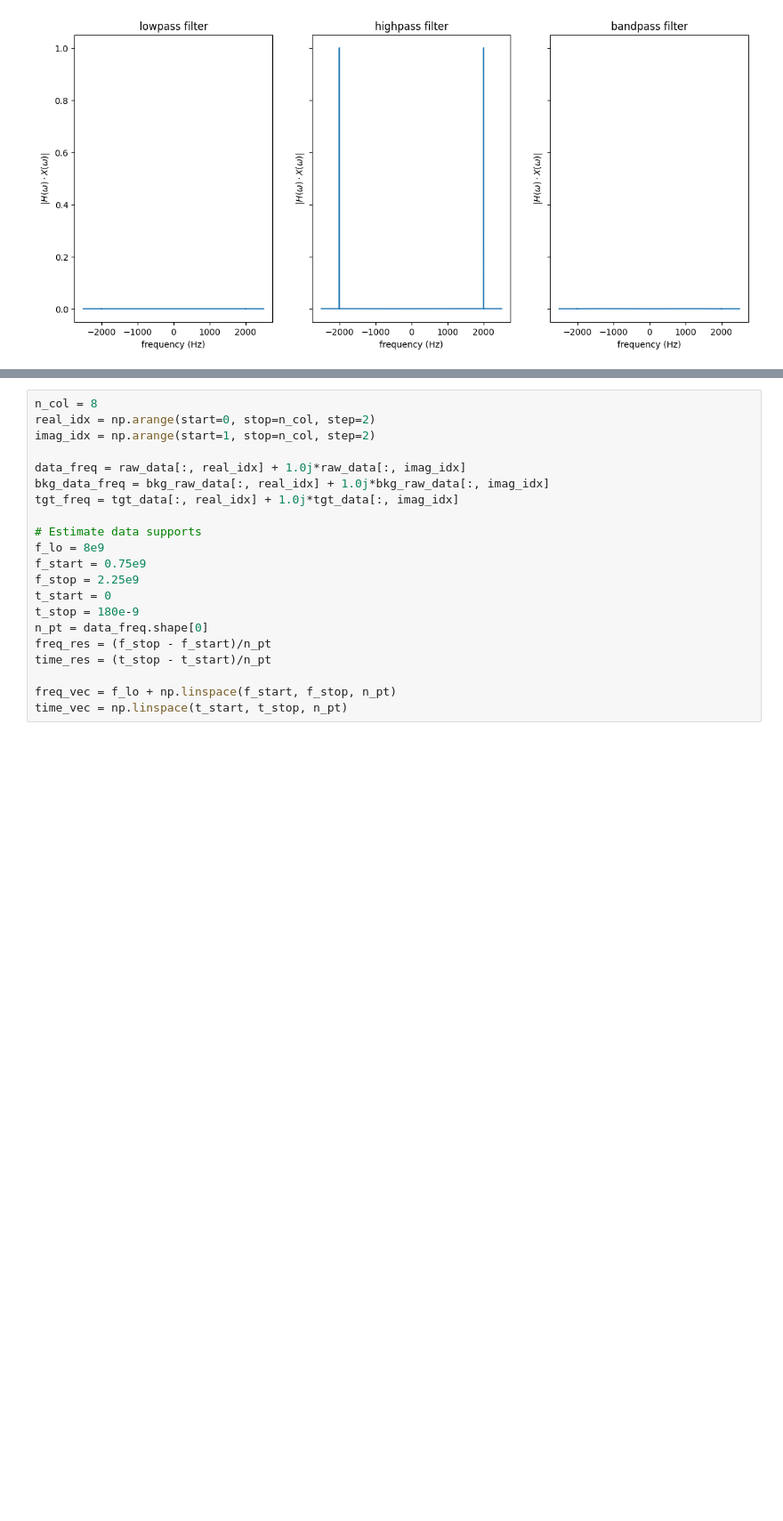
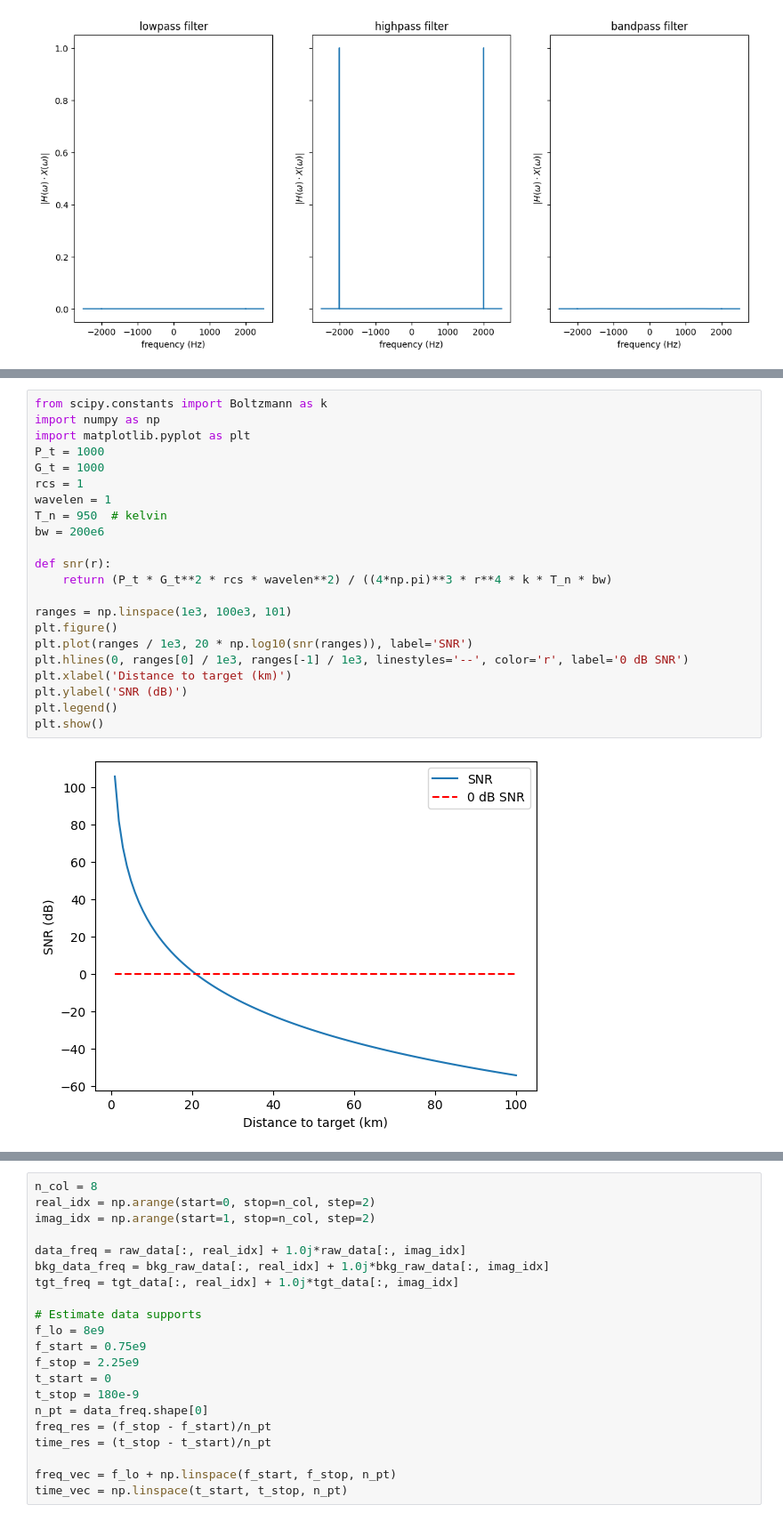
Before and after one commit to austinjtravis/radar_learning, a Jupyter notebook: 1_radar/radar_intro.ipynb, the cells around one changed output, grey strips where cells are left out. Shown at 89% size. Drawn from its saved outputs; the diff is of its cells as text; blank space fills up the shorter version.

```diff
--- a/1_radar/radar_intro.ipynb
+++ b/1_radar/radar_intro.ipynb
@@ -274,2 +294,26 @@ $$R_{max} = \sqrt[4]{\frac{P_{t} G^2 \sigma \lambda^2}{(4\pi)^3 P_d}}$$
+# %%
+from scipy.constants import Boltzmann as k
+import numpy as np
+import matplotlib.pyplot as plt
+P_t = 1000
+G_t = 1000
+rcs = 1
+wavelen = 1
+T_n = 950  # kelvin
+bw = 200e6
+
+def snr(r):
+    return (P_t * G_t**2 * rcs * wavelen**2) / ((4*np.pi)**3 * r**4 * k * T_n * bw)
+
+ranges = np.linspace(1e3, 100e3, 101)
+plt.figure()
+plt.plot(ranges / 1e3, 20 * np.log10(snr(ranges)), label='SNR')
+plt.hlines(0, ranges[0] / 1e3, ranges[-1] / 1e3, linestyles='--', color='r', label='0 dB SNR')
+plt.xlabel('Distance to target (km)')
+plt.ylabel('SNR (dB)')
+plt.legend()
+plt.show()
+# %% [output]
+[figure, added]
 # %% [markdown]
 ## Topic: RCS Calibration
```
Also changed, not shown: parts of 13 cells of this notebook.
